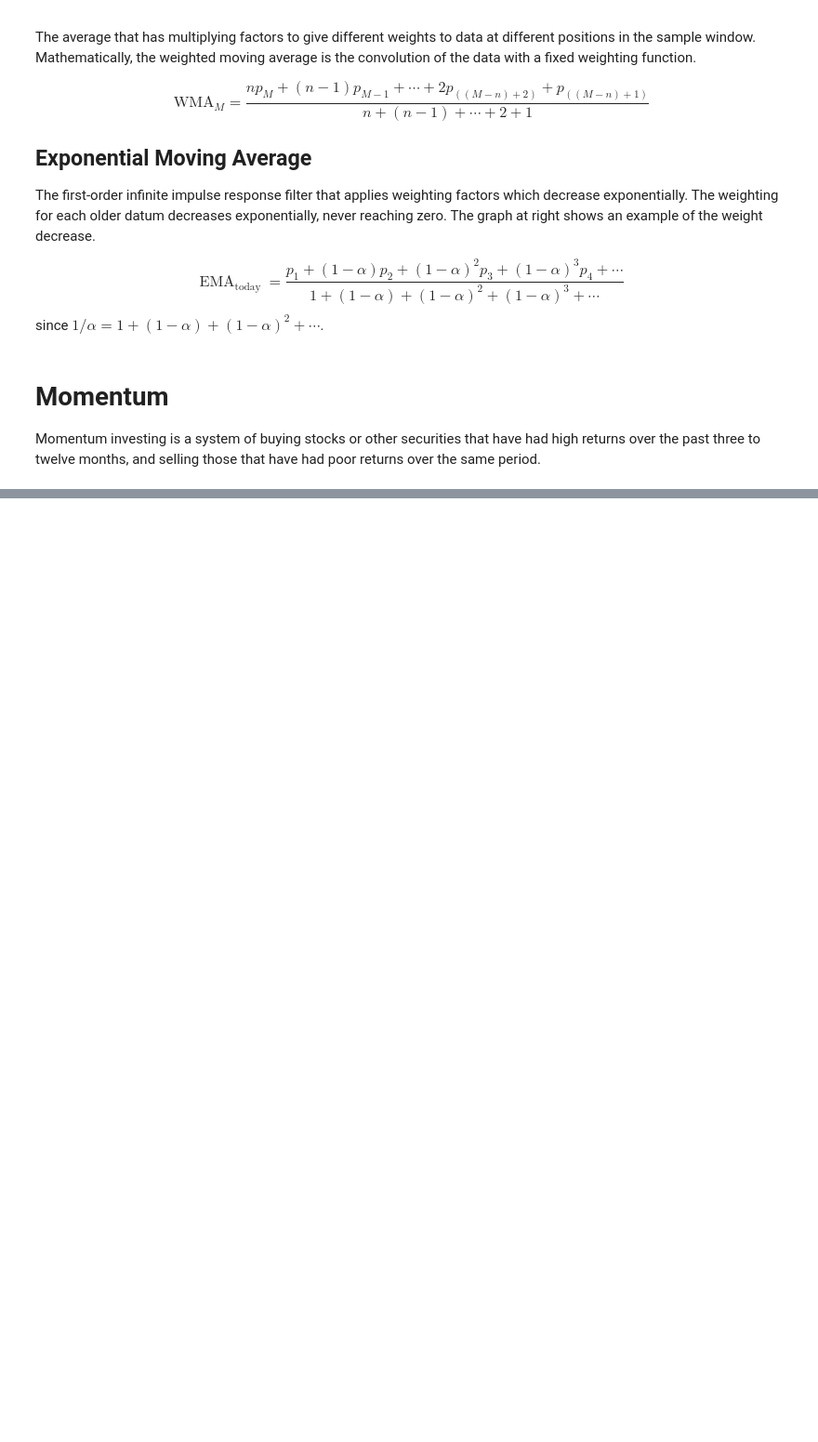
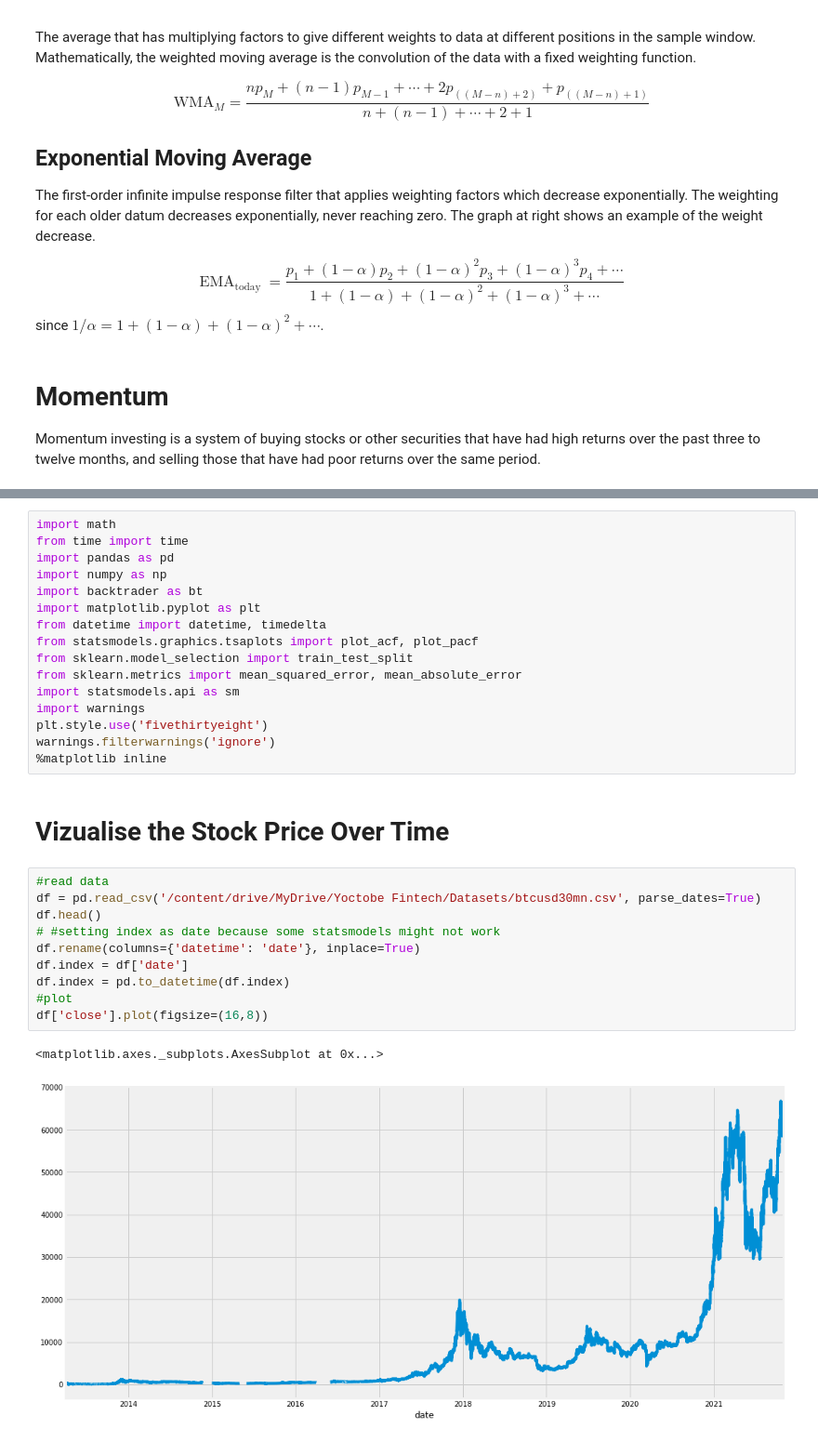
Before and after one commit to ayoubbensakhria/finance_algo, a Jupyter notebook: MA_and_Momentum_Model.ipynb, the cells around one changed output, grey strips where cells are left out. Shown at 93% size. Drawn from its saved outputs; the diff is of its cells as text; blank space fills up the shorter version.

```diff
--- a/MA_and_Momentum_Model.ipynb
+++ b/MA_and_Momentum_Model.ipynb
@@ -48,0 +57,31 @@ Momentum investing is a system of buying stocks or other securities that have ha
+# %%
+import math
+from time import time
+import pandas as pd
+import numpy as np
+import backtrader as bt
+import matplotlib.pyplot as plt
+from datetime import datetime, timedelta
+from statsmodels.graphics.tsaplots import plot_acf, plot_pacf
+from sklearn.model_selection import train_test_split
+from sklearn.metrics import mean_squared_error, mean_absolute_error
+import statsmodels.api as sm
+import warnings
+plt.style.use('fivethirtyeight')
+warnings.filterwarnings('ignore')
+%matplotlib inline
+# %% [markdown]
+# Vizualise the Stock Price Over Time
+# %%
+#read data
+df = pd.read_csv('/content/drive/MyDrive/Yoctobe Fintech/Datasets/btcusd30mn.csv', parse_dates=True)
+df.head()
+# #setting index as date because some statsmodels might not work
+df.rename(columns={'datetime': 'date'}, inplace=True)
+df.index = df['date']
+df.index = pd.to_datetime(df.index)
+#plot
+df['close'].plot(figsize=(16,8))
+# %% [output]
+<matplotlib.axes._subplots.AxesSubplot at 0x...>
+[figure, added]
```
Also changed, not shown: parts of 3 cells of this notebook.
